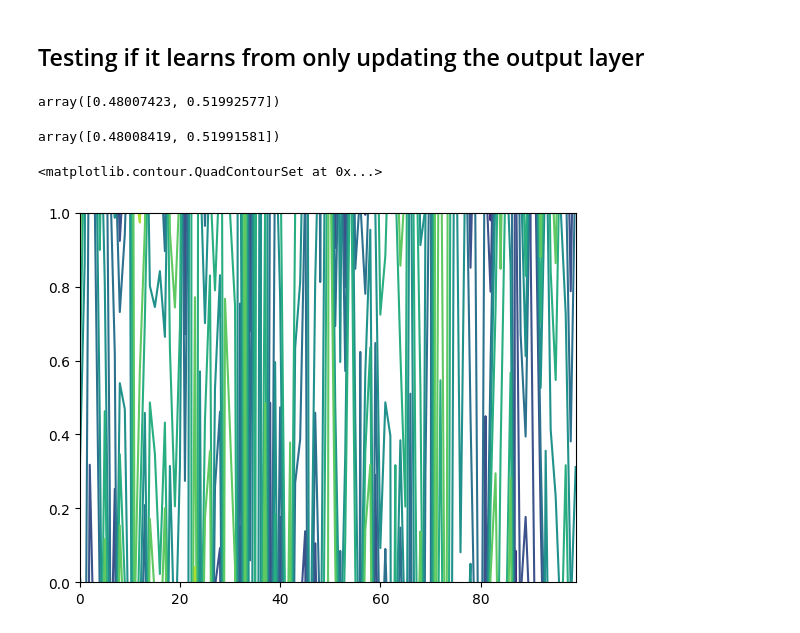
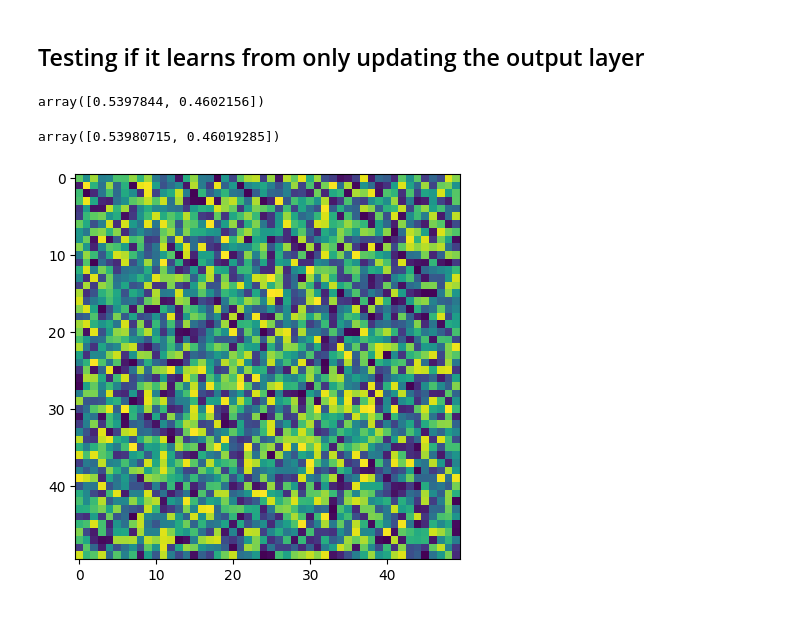
Before and after one commit to magnushelliesen/neural-network, a Jupyter notebook: neural-network.ipynb, the cells around one changed output. Cells and saved outputs as stored; diff of their text form; code cells hidden in the pictures.

```diff
--- a/neural-network.ipynb
+++ b/neural-network.ipynb
@@ -8,7 +8,7 @@ from neural_network.neural_network import NeuralNetwork
 # %% [markdown]
 ## Setting up a random neural network
 # %%
-nn = NeuralNetwork(100, 100, 2, 2)
+nn = NeuralNetwork(100, 50, 2, 2)
 # %% [markdown]
 ## Testing if it learns from only updating the output layer
 # %%
@@ -19,16 +19,18 @@ array2 = np.linspace(1, 0, 100)
 # Without training the neural network does not know how that maps to an output
 nn.predict(array1)
 # %% [output]
-array([0.48007423, 0.51992577])
+array([0.5397844, 0.4602156])
 # %%
 nn.predict(array2)
 # %% [output]
-array([0.48008419, 0.51991581])
+array([0.53980715, 0.46019285])
-# %%
-plt.contour(nn.weights[2])
-# %% [output]
-<matplotlib.contour.QuadContourSet at 0x...>
-[figure, removed]
+# %%
+# Heatmap of weights between hidden layer before training
+plt.figure(figsize=(5, 5))
+plt.imshow(nn.weights[1])
+plt.show()
+# %% [output]
+[figure, added]
 # %%
 # Making two types of data with some noise
 type1_data = tuple(((array1+np.random.normal(size=100)/3, np.array([1, 0])) for _ in range(100)))
```
Also changed, not shown: parts of 6 cells of this notebook, 1 other file.
